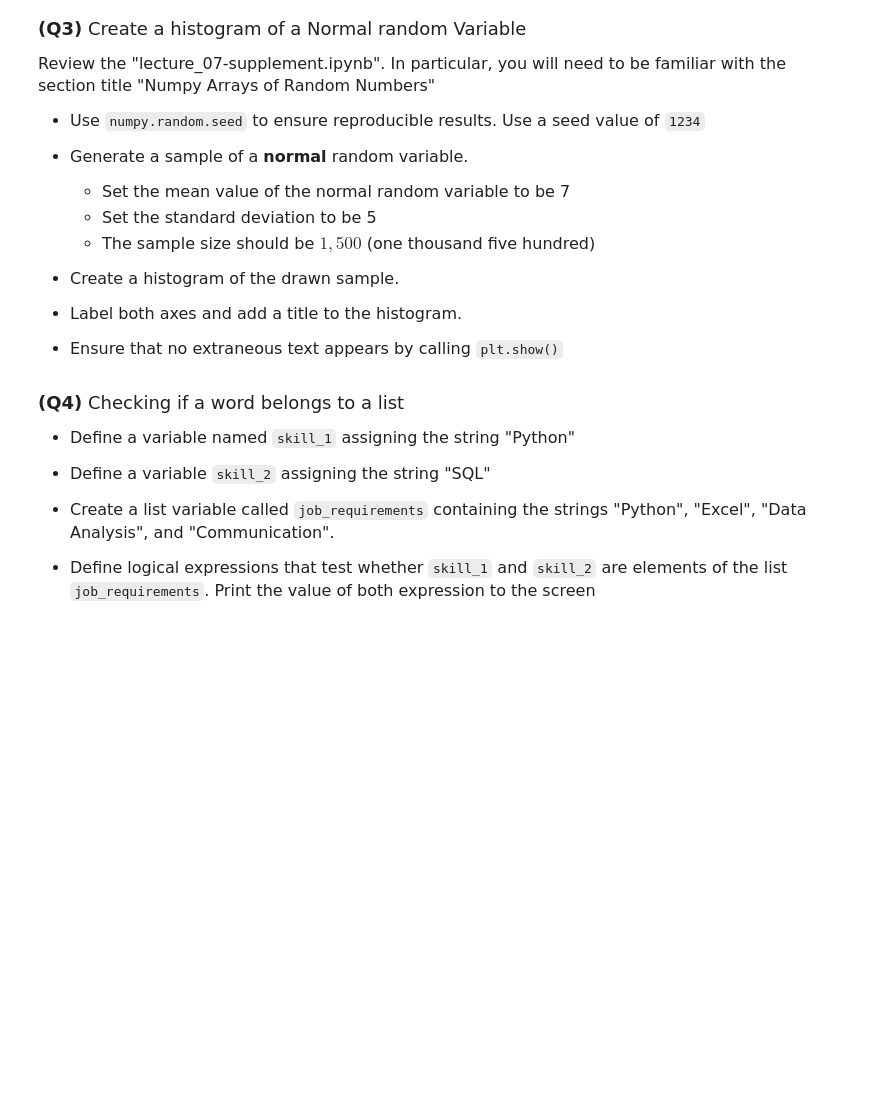
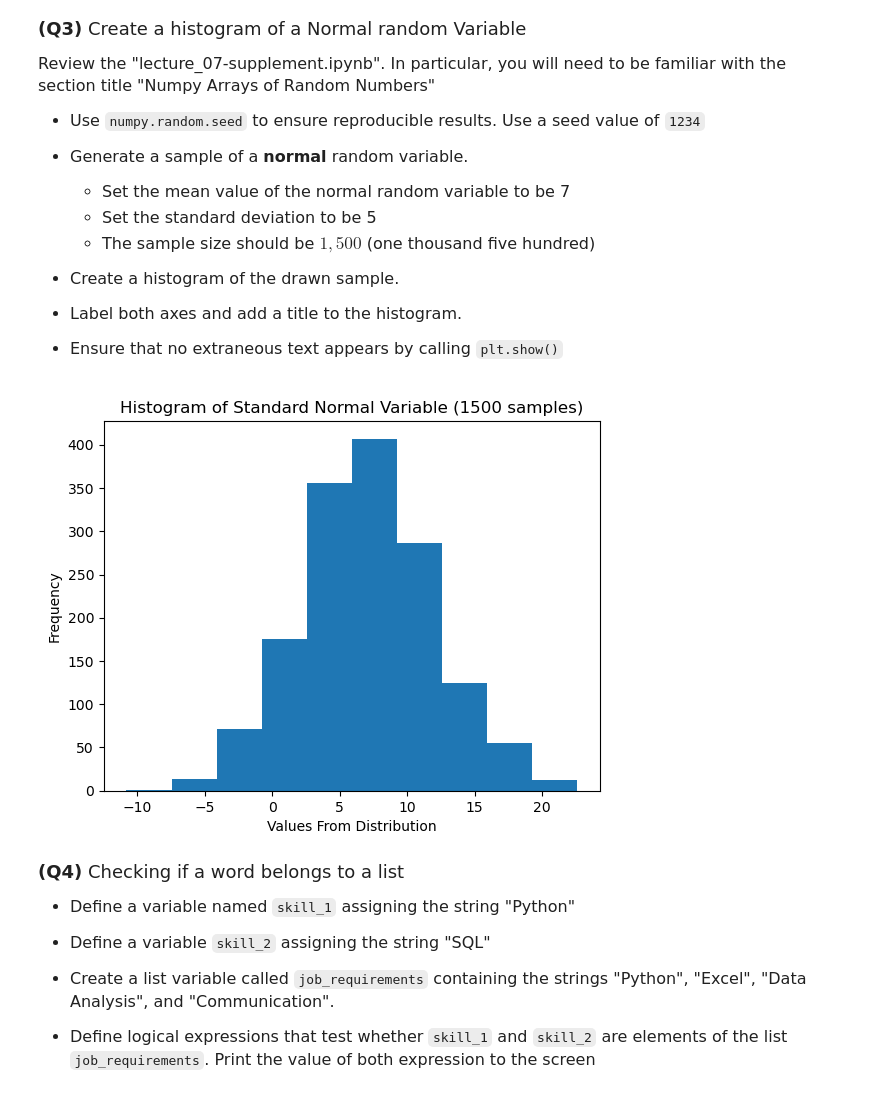
Before and after one commit to yjprk/datasci151spring2026, a Jupyter notebook: _assignments/assignment_3/Assignment3.ipynb, the cells around one changed output. Drawn from its saved outputs; the diff is of its cells as text; code cells hidden in the pictures; blank space fills up the shorter version.

```diff
--- a/_assignments/assignment_3/Assignment3.ipynb
+++ b/_assignments/assignment_3/Assignment3.ipynb
@@ -97,3 +114,17 @@ Review the "lecture_07-supplement.ipynb". In particular, you will need to be fam
+# %%
+# Write your answer here
+np.random.seed(1234)
+
+sample_size=1500
+normal = np.random.normal(loc=7, scale=5, size=sample_size)
+
+plt.hist(x=normal)
+plt.xlabel("Values From Distribution")
+plt.ylabel("Frequency")
+plt.title("Histogram of Standard Normal Variable (1500 samples)")
+plt.show()
+# %% [output]
+[figure, added]
 # %% [markdown]
 <font size = "4">
 
```
Also changed, not shown: parts of 12 cells of this notebook, 2 other files.
